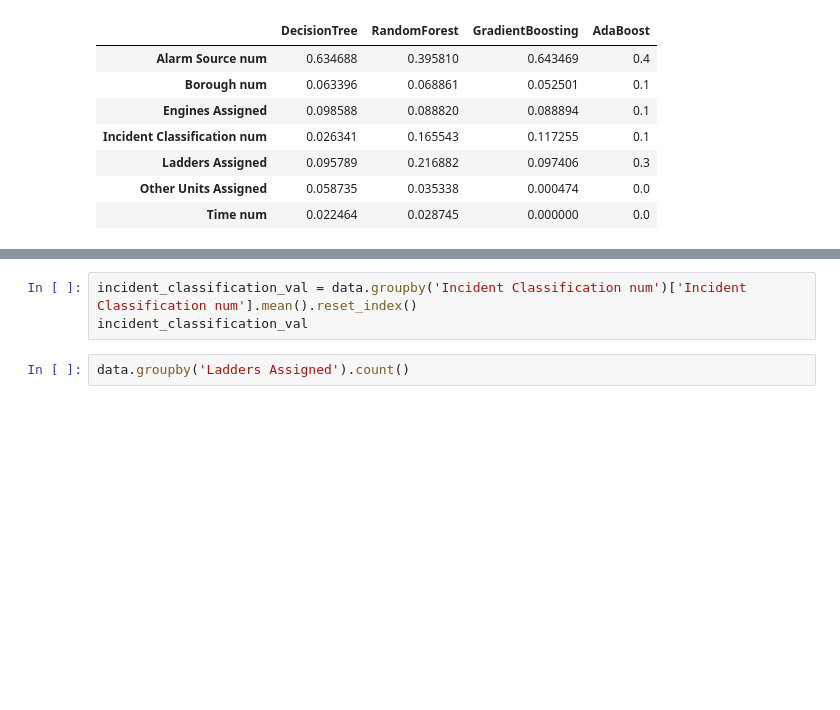
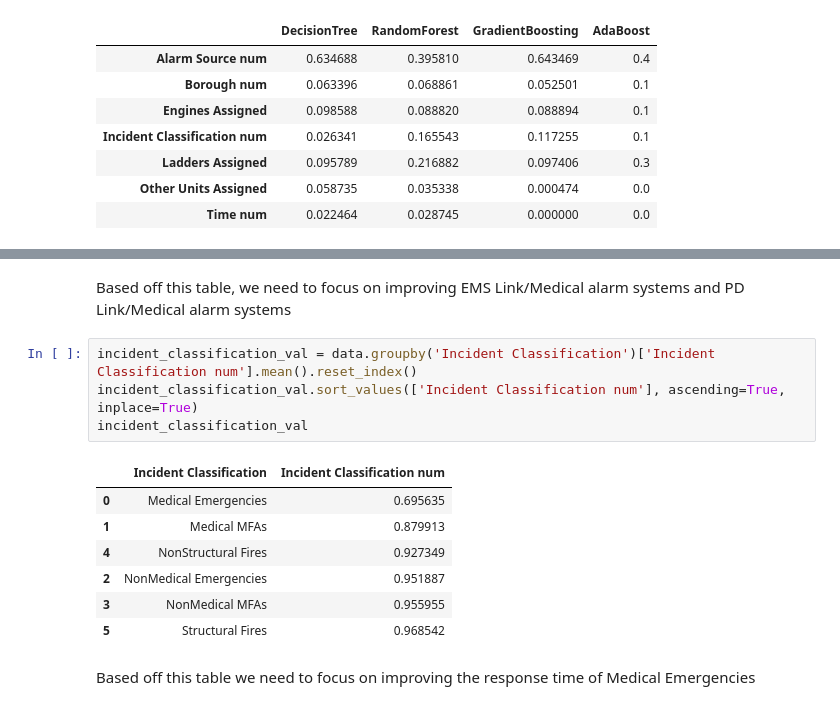
Before and after one commit to 415jason/NYC-Fire-Data, a Jupyter notebook: DTSC2302_ProjectCode.ipynb, the cells around one changed output, grey strips where cells are left out. Saved outputs shown, nothing was run; the diff lists cells and outputs as text; blank space fills up the shorter version.

```diff
--- a/DTSC2302_ProjectCode.ipynb
+++ b/DTSC2302_ProjectCode.ipynb
@@ -274,5 +304,16 @@ alarm_source_val
+# %% [markdown]
+Based off this table, we need to focus on improving EMS Link/Medical alarm systems and PD Link/Medical alarm systems
 # %%
-incident_classification_val = data.groupby('Incident Classification num')['Incident Classification num'].mean().reset_index()
+incident_classification_val = data.groupby('Incident Classification')['Incident Classification num'].mean().reset_index()
+incident_classification_val.sort_values(['Incident Classification num'], ascending=True, inplace=True)
 incident_classification_val
+# %% [output]
+|  | Incident Classification | Incident Classification num |
+| 0 | Medical Emergencies | 0.695635 |
+| 1 | Medical MFAs | 0.879913 |
+| 4 | NonStructural Fires | 0.927349 |
+| 2 | NonMedical Emergencies | 0.951887 |
+| 3 | NonMedical MFAs | 0.955955 |
+| 5 | Structural Fires | 0.968542 |
-# %%
-data.groupby('Ladders Assigned').count()
+# %% [markdown]
+Based off this table we need to focus on improving the response time of Medical Emergencies
```
Also changed, not shown: parts of 2 cells of this notebook.
